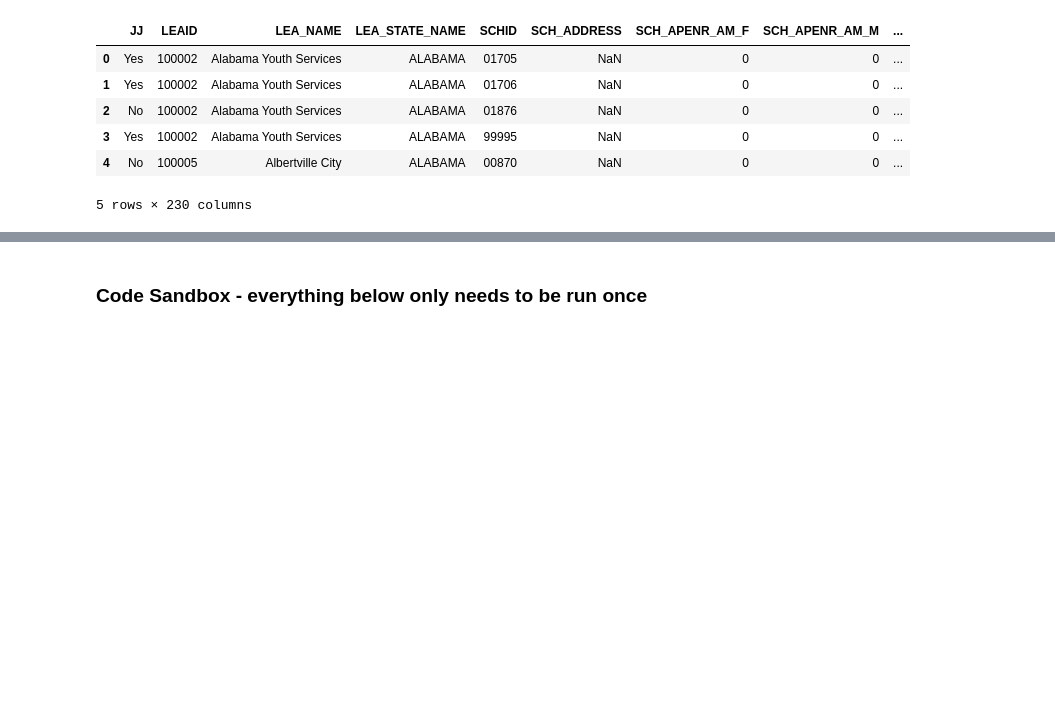
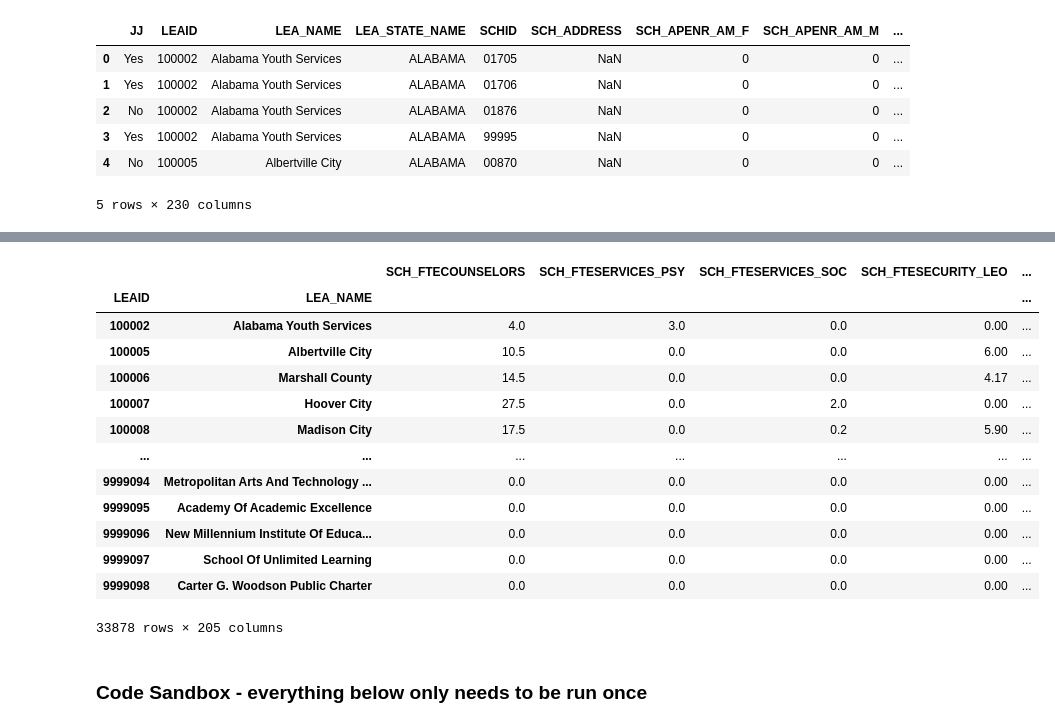
Before and after one commit to Discriminology/Educational-Equity-Data-Commons, a Jupyter notebook: data_processing.ipynb, the cells around one changed output, grey strips where cells are left out. Drawn from its saved outputs; the diff is of its cells as text; code cells hidden in the pictures; blank space fills up the shorter version.

Commit message:
clean up columns in district aggregation, pull sample for spot checks

```diff
--- a/data_processing.ipynb
+++ b/data_processing.ipynb
@@ -395,5 +405,5 @@ district.head()
 # %%
-district.groupby(['LEAID', 'LEA_NAME'])['SCH_GT_IND', 'SCH_FTECOUNSELORS',
+district.groupby(['LEAID', 'LEA_NAME'])['SCH_FTECOUNSELORS',
        'SCH_FTESERVICES_PSY', 'SCH_FTESERVICES_SOC',
        'SCH_FTESECURITY_IND', 'SCH_FTESECURITY_LEO',
        'SCH_FTESECURITY_GUA', 'SCH_ENR_AM_M', 'SCH_ENR_AS_M',
@@ -457,30 +467,45 @@ district.groupby(['LEAID', 'LEA_NAME'])['SCH_GT_IND', 'SCH_FTECOUNSELORS',
        'SCH_DISCWODIS_REF_HP_M', 'SCH_DISCWODIS_REF_TR_M',
        'TOT_DISCWODIS_REF_M', 'SCH_DISCWODIS_REF_AM_F',
        'SCH_DISCWODIS_REF_AS_F', 'SCH_DISCWODIS_REF_HI_F',
        'SCH_DISCWODIS_REF_BL_F', 'SCH_DISCWODIS_REF_WH_F',
        'SCH_DISCWODIS_REF_HP_F', 'SCH_DISCWODIS_REF_TR_F',
        'TOT_DISCWODIS_REF_F', 'SCH_DISCWDIS_REF_IDEA_AM_M',
        'SCH_DISCWDIS_REF_IDEA_AS_M', 'SCH_DISCWDIS_REF_IDEA_HI_M',
        'SCH_DISCWDIS_REF_IDEA_BL_M', 'SCH_DISCWDIS_REF_IDEA_WH_M',
        'SCH_DISCWDIS_REF_IDEA_HP_M', 'SCH_DISCWDIS_REF_IDEA_TR_M',
        'TOT_DISCWDIS_REF_IDEA_M', 'SCH_DISCWDIS_REF_IDEA_AM_F',
        'SCH_DISCWDIS_REF_IDEA_AS_F', 'SCH_DISCWDIS_REF_IDEA_HI_F',
        'SCH_DISCWDIS_REF_IDEA_BL_F', 'SCH_DISCWDIS_REF_IDEA_WH_F',
        'SCH_DISCWDIS_REF_IDEA_HP_F', 'SCH_DISCWDIS_REF_IDEA_TR_F',
        'TOT_DISCWDIS_REF_IDEA_F', 'SCH_DISCWODIS_ARR_AM_M',
        'SCH_DISCWODIS_ARR_AS_M', 'SCH_DISCWODIS_ARR_HI_M',
        'SCH_DISCWODIS_ARR_BL_M', 'SCH_DISCWODIS_ARR_WH_M',
        'SCH_DISCWODIS_ARR_HP_M', 'SCH_DISCWODIS_ARR_TR_M',
        'TOT_DISCWODIS_ARR_M', 'SCH_DISCWODIS_ARR_AM_F',
        'SCH_DISCWODIS_ARR_AS_F', 'SCH_DISCWODIS_ARR_HI_F',
        'SCH_DISCWODIS_ARR_BL_F', 'SCH_DISCWODIS_ARR_WH_F',
        'SCH_DISCWODIS_ARR_HP_F', 'SCH_DISCWODIS_ARR_TR_F',
        'TOT_DISCWODIS_ARR_F', 'SCH_DISCWDIS_ARR_IDEA_AM_M',
        'SCH_DISCWDIS_ARR_IDEA_AS_M', 'SCH_DISCWDIS_ARR_IDEA_HI_M',
        'SCH_DISCWDIS_ARR_IDEA_BL_M', 'SCH_DISCWDIS_ARR_IDEA_WH_M',
        'SCH_DISCWDIS_ARR_IDEA_HP_M', 'SCH_DISCWDIS_ARR_IDEA_TR_M',
        'TOT_DISCWDIS_ARR_IDEA_M', 'SCH_DISCWDIS_ARR_IDEA_AM_F',
        'SCH_DISCWDIS_ARR_IDEA_AS_F', 'SCH_DISCWDIS_ARR_IDEA_HI_F',
        'SCH_DISCWDIS_ARR_IDEA_BL_F', 'SCH_DISCWDIS_ARR_IDEA_WH_F',
        'SCH_DISCWDIS_ARR_IDEA_HP_F', 'SCH_DISCWDIS_ARR_IDEA_TR_F',
        'TOT_DISCWDIS_ARR_IDEA_F'].sum()
+# %% [output]
+|  |  | SCH_FTECOUNSELORS | SCH_FTESERVICES_PSY | SCH_FTESERVICES_SOC | SCH_FTESECURITY_LEO | ... |
+| LEAID | LEA_NAME |  |  |  |  | ... |
+| 100002 | Alabama Youth Services | 4.0 | 3.0 | 0.0 | 0.00 | ... |
+| 100005 | Albertville City | 10.5 | 0.0 | 0.0 | 6.00 | ... |
+| 100006 | Marshall County | 14.5 | 0.0 | 0.0 | 4.17 | ... |
+| 100007 | Hoover City | 27.5 | 0.0 | 2.0 | 0.00 | ... |
+| 100008 | Madison City | 17.5 | 0.0 | 0.2 | 5.90 | ... |
+| ... | ... | ... | ... | ... | ... | ... |
+| 9999094 | Metropolitan Arts And Technology ... | 0.0 | 0.0 | 0.0 | 0.00 | ... |
+| 9999095 | Academy Of Academic Excellence | 0.0 | 0.0 | 0.0 | 0.00 | ... |
+| 9999096 | New Millennium Institute Of Educa... | 0.0 | 0.0 | 0.0 | 0.00 | ... |
+| 9999097 | School Of Unlimited Learning | 0.0 | 0.0 | 0.0 | 0.00 | ... |
+| 9999098 | Carter G. Woodson Public Charter | 0.0 | 0.0 | 0.0 | 0.00 | ... |
+33878 rows × 205 columns
```
Also changed, not shown: parts of 6 cells of this notebook.
